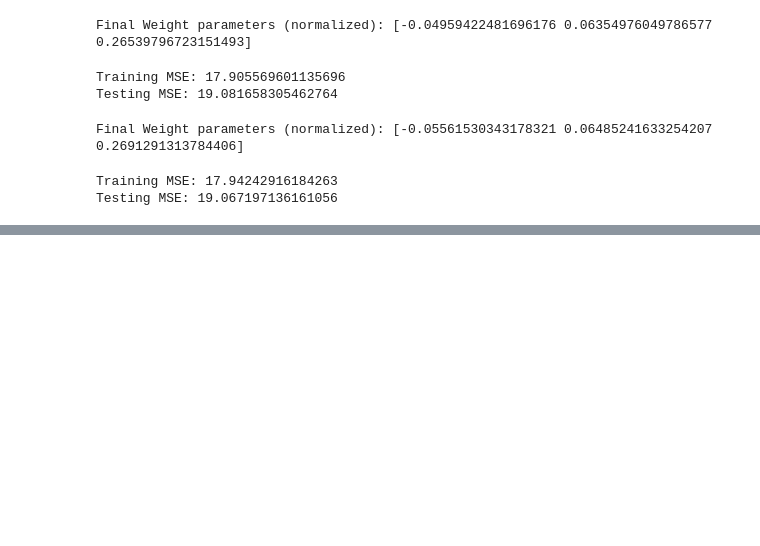
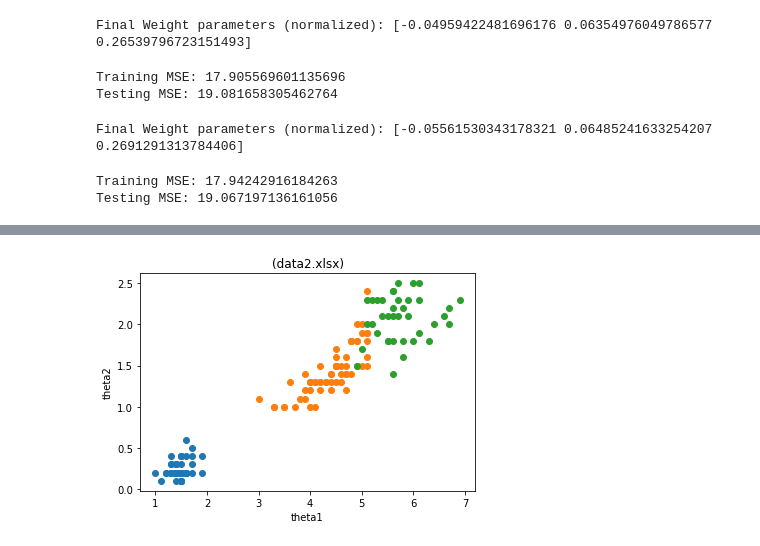
Before and after one commit to EvilDoof/Neural-Network, a Jupyter notebook: NNFL Assignment/NNFL_A1_2018A3PS0531H.ipynb, the cells around one changed output, grey strips where cells are left out. Saved outputs shown, nothing was run; the diff lists cells and outputs as text; code cells hidden in the pictures; blank space fills up the shorter version.

```diff
--- a/NNFL Assignment/NNFL_A1_2018A3PS0531H.ipynb
+++ b/NNFL Assignment/NNFL_A1_2018A3PS0531H.ipynb
@@ -1079,0 +1160,18 @@ Testing MSE: 19.067197136161056
+# %%
+#Plotting class labels for theta2 vs theta3 graph
+x_1_0=np.squeeze(np.array(classes[0]))[:,2]                                 # 1st feature having label as 0
+x_2_0=np.squeeze(np.array(classes[0]))[:,3]                     # 2nd feature having label as 0
+x_1_1=np.squeeze(np.array(classes[1]))[:,2]                                 # 1st features having label as 1
+x_2_1=np.squeeze(np.array(classes[1]))[:,3]                  # 2nd features having label as 1
+x_1_2=np.squeeze(np.array(classes[2]))[:,2]                                 # 1st features having label as 1
+x_2_2=np.squeeze(np.array(classes[2]))[:,3]
+
+plt.scatter(x_1_0,x_2_0)
+plt.scatter(x_1_1,x_2_1)
+plt.scatter(x_1_2,x_2_2)
+plt.title('(data2.xlsx)')
+plt.xlabel('theta1')
+plt.ylabel('theta2')
+plt.show()
+# %% [output]
+[figure, added]
```
Also changed, not shown: parts of 8 cells of this notebook.
